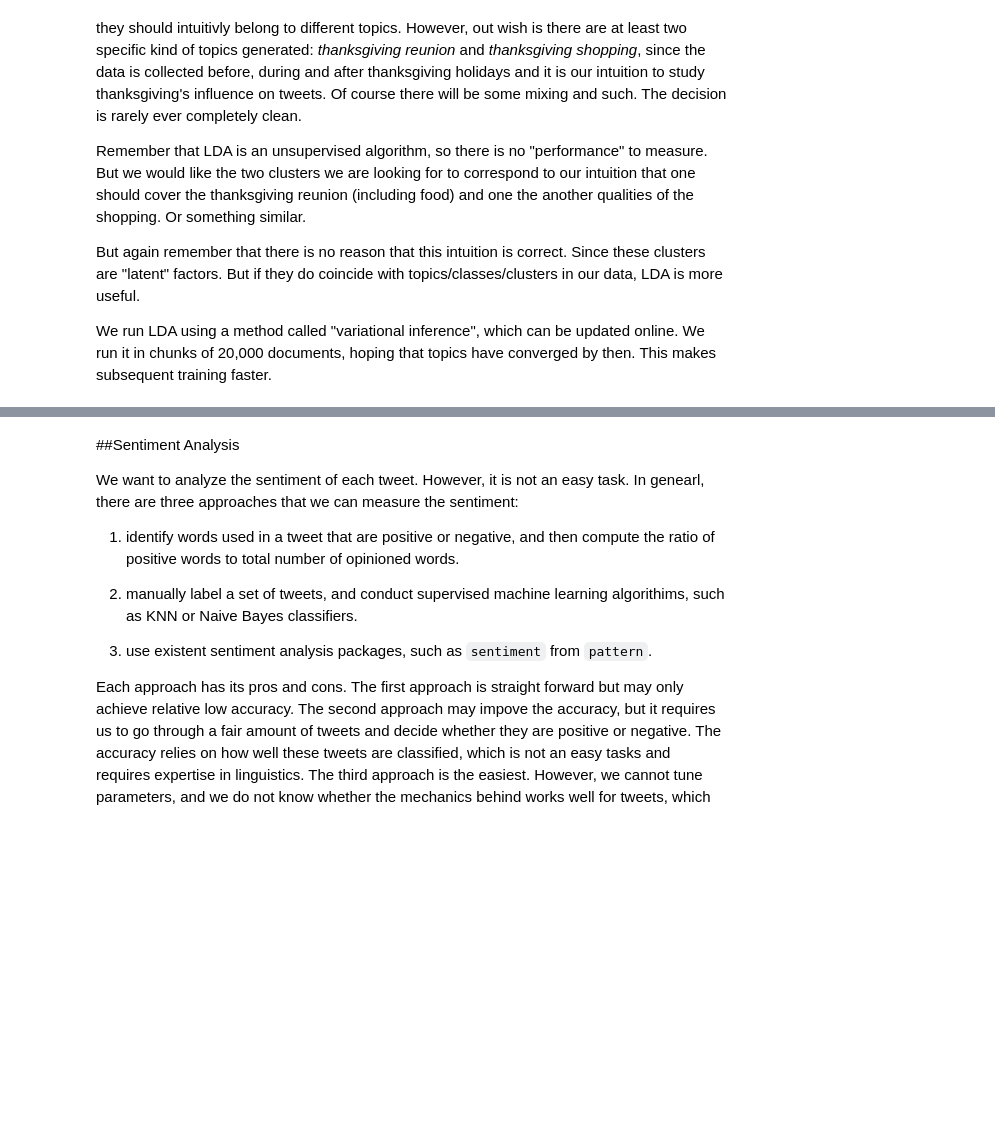
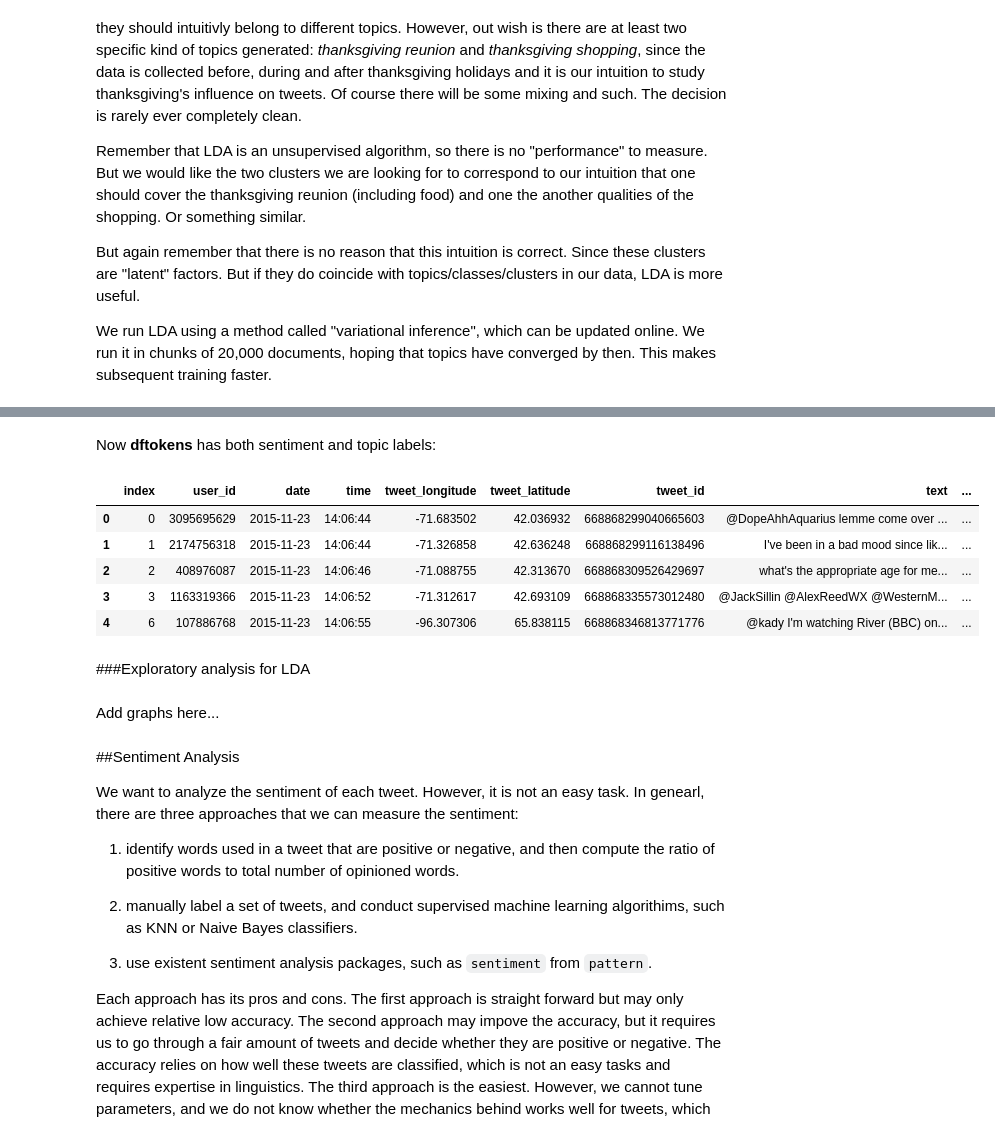
Before and after one commit to harvardcs109/cs109_final, a Jupyter notebook: Main.ipynb, the cells around one changed output, grey strips where cells are left out. Drawn from its saved outputs; the diff is of its cells as text; code cells hidden in the pictures; blank space fills up the shorter version.

```diff
--- a/Main.ipynb
+++ b/Main.ipynb
@@ -1132,0 +1725,21 @@ e.g. plot charts we did for exploratory analysis.
+# %%
+topics = dftokens_spark.map(lambda x: getTweetTopic(x.cleaned_text, lda5, 0))
+# %%
+%time
+topics = topics.collect()
+# %%
+dftokens = pd.read_csv('raw_data/dfsentiment.csv')
+# %%
+dftokens['Topic'] = topics
+dftokens['Topic_keyword'] = dftokens.Topics.apply(lambda x: topic_keyword[x])
+# %% [markdown]
+Now **dftokens** has both sentiment and topic labels:
+# %%
+dftokens.head()
+# %% [output]
+|  | index | user_id | date | time | tweet_longitude | tweet_latitude | tweet_id | text | ... |
+| 0 | 0 | 3095695629 | 2015-11-23 | 14:06:44 | -71.683502 | 42.036932 | 668868299040665603 | @DopeAhhAquarius lemme come over ... | ... |
+| 1 | 1 | 2174756318 | 2015-11-23 | 14:06:44 | -71.326858 | 42.636248 | 668868299116138496 | I've been in a bad mood since lik... | ... |
+| 2 | 2 | 408976087 | 2015-11-23 | 14:06:46 | -71.088755 | 42.313670 | 668868309526429697 | what's the appropriate age for me... | ... |
+| 3 | 3 | 1163319366 | 2015-11-23 | 14:06:52 | -71.312617 | 42.693109 | 668868335573012480 | @JackSillin @AlexReedWX @WesternM... | ... |
+| 4 | 6 | 107886768 | 2015-11-23 | 14:06:55 | -96.307306 | 65.838115 | 668868346813771776 | @kady I'm watching River (BBC) on... | ... |
@@ -1133,3 +1748,7 @@ e.g. plot charts we did for exploratory analysis.
+# %% [markdown]
+###Exploratory analysis for LDA
+# %% [markdown]
+Add graphs here...
 # %% [markdown]
 ##Sentiment Analysis
 
```
Also changed, not shown: parts of 95 cells of this notebook, 2 other files.
